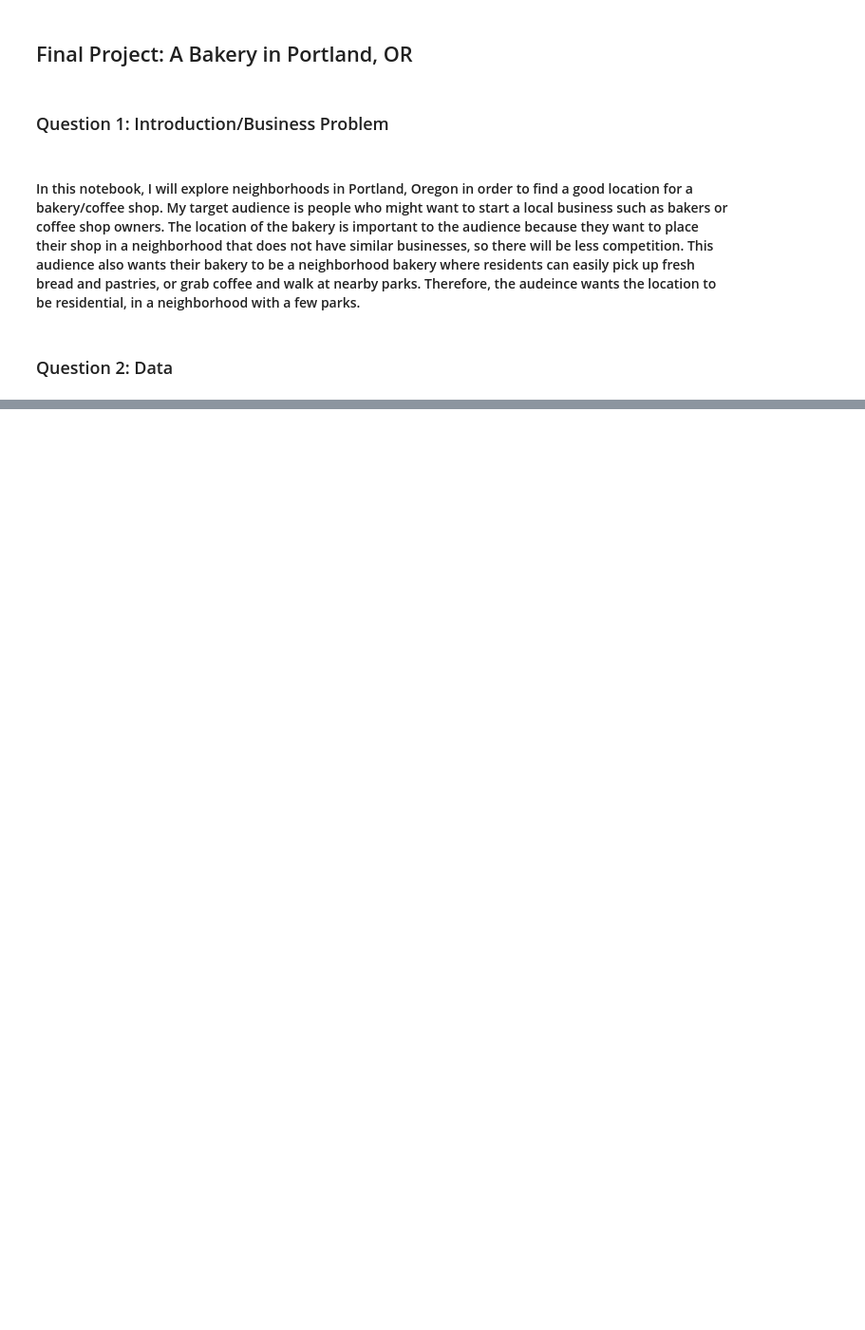
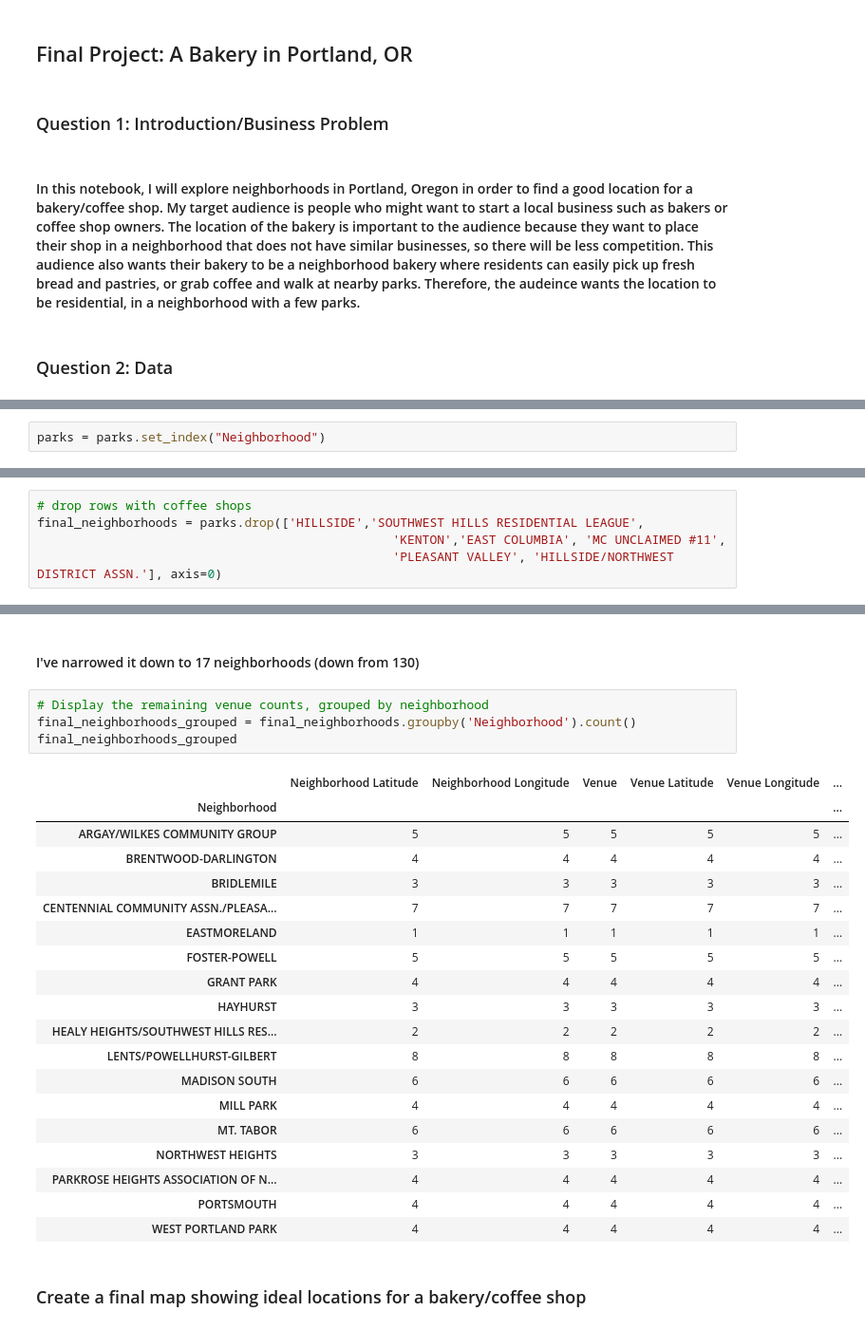
Before and after one commit to lindseykarr/Coursera_Capstone, a Jupyter notebook: Final Project: A Bakery inPOrtland, OR.ipynb, the cells around one changed output, grey strips where cells are left out. Shown at 95% size. Drawn from its saved outputs; the diff is of its cells as text; blank space fills up the shorter version.

```diff
--- a/Final Project: A Bakery inPOrtland, OR.ipynb
+++ b/Final Project: A Bakery inPOrtland, OR.ipynb
@@ -10,0 +847,2 @@
+# %%
+parks = parks.set_index("Neighborhood")
@@ -10,0 +851,5 @@
+# %%
+# drop rows with coffee shops
+final_neighborhoods = parks.drop(['HILLSIDE','SOUTHWEST HILLS RESIDENTIAL LEAGUE',
+                                                'KENTON','EAST COLUMBIA', 'MC UNCLAIMED #11',
+                                                'PLEASANT VALLEY', 'HILLSIDE/NORTHWEST DISTRICT ASSN.'], axis=0)
@@ -10,0 +877,28 @@
+# %% [markdown]
+#### I've narrowed it down to 17 neighborhoods (down from 130)
+# %%
+# Display the remaining venue counts, grouped by neighborhood
+final_neighborhoods_grouped = final_neighborhoods.groupby('Neighborhood').count()
+final_neighborhoods_grouped
+# %% [output]
+|  | Neighborhood Latitude | Neighborhood Longitude | Venue | Venue Latitude | Venue Longitude | ... |
+| Neighborhood |  |  |  |  |  | ... |
+| ARGAY/WILKES COMMUNITY GROUP | 5 | 5 | 5 | 5 | 5 | ... |
+| BRENTWOOD-DARLINGTON | 4 | 4 | 4 | 4 | 4 | ... |
+| BRIDLEMILE | 3 | 3 | 3 | 3 | 3 | ... |
+| CENTENNIAL COMMUNITY ASSN./PLEASA... | 7 | 7 | 7 | 7 | 7 | ... |
+| EASTMORELAND | 1 | 1 | 1 | 1 | 1 | ... |
+| FOSTER-POWELL | 5 | 5 | 5 | 5 | 5 | ... |
+| GRANT PARK | 4 | 4 | 4 | 4 | 4 | ... |
+| HAYHURST | 3 | 3 | 3 | 3 | 3 | ... |
+| HEALY HEIGHTS/SOUTHWEST HILLS RES... | 2 | 2 | 2 | 2 | 2 | ... |
+| LENTS/POWELLHURST-GILBERT | 8 | 8 | 8 | 8 | 8 | ... |
+| MADISON SOUTH | 6 | 6 | 6 | 6 | 6 | ... |
+| MILL PARK | 4 | 4 | 4 | 4 | 4 | ... |
+| MT. TABOR | 6 | 6 | 6 | 6 | 6 | ... |
+| NORTHWEST HEIGHTS | 3 | 3 | 3 | 3 | 3 | ... |
+| PARKROSE HEIGHTS ASSOCIATION OF N... | 4 | 4 | 4 | 4 | 4 | ... |
+| PORTSMOUTH | 4 | 4 | 4 | 4 | 4 | ... |
+| WEST PORTLAND PARK | 4 | 4 | 4 | 4 | 4 | ... |
+# %% [markdown]
+### Create a final map showing ideal locations for a bakery/coffee shop
```
Also changed, not shown: parts of 105 cells of this notebook.
